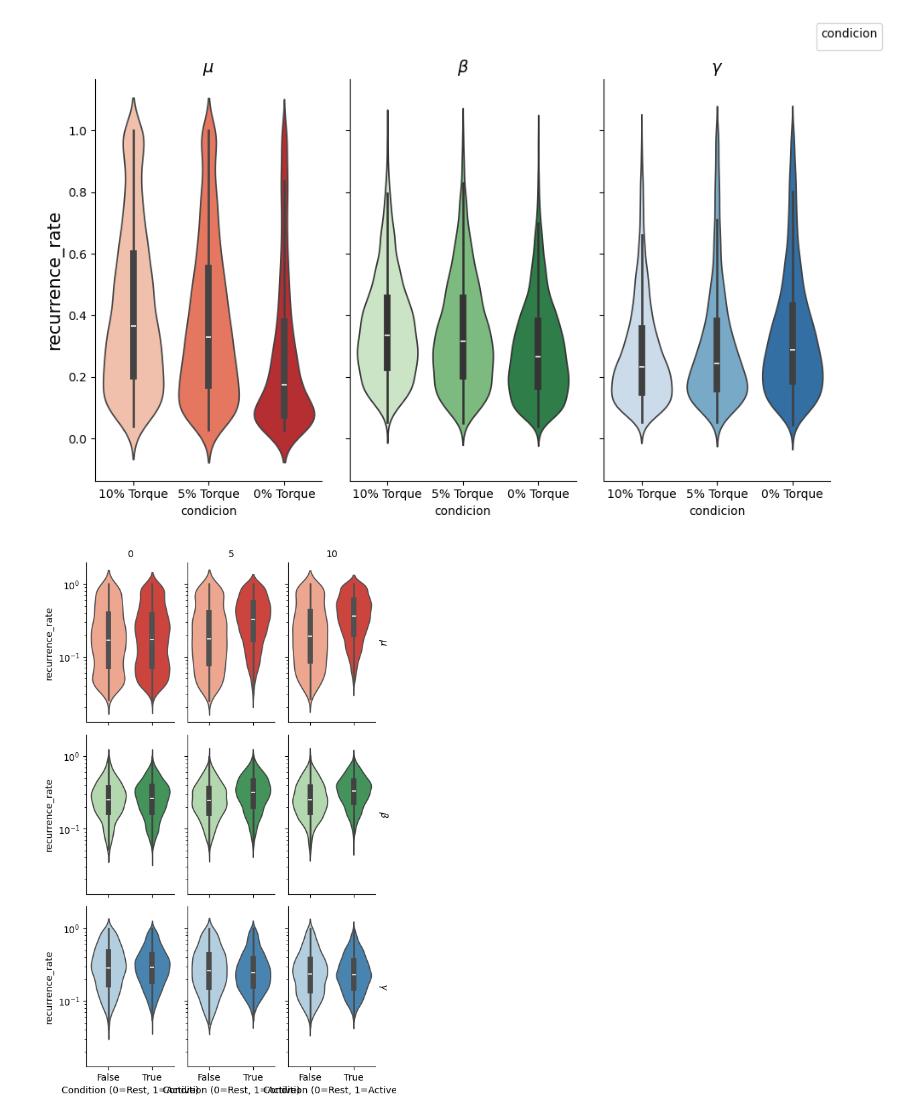
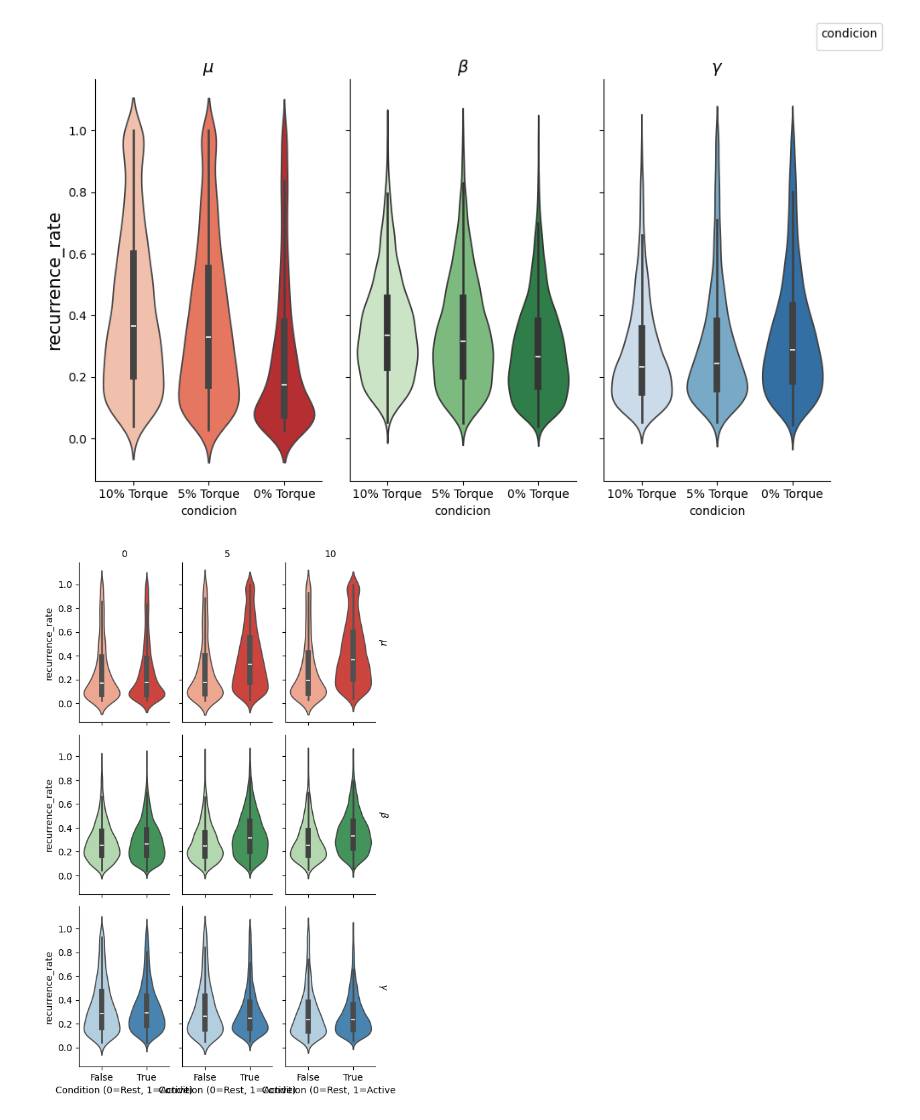
Before and after one commit to FernandoMoralesM01/EEG_RQA, a Jupyter notebook: RQA_analisis2.ipynb, the cells around one changed output. Saved outputs shown, nothing was run; the diff lists cells and outputs as text; code cells hidden in the pictures.

Commit message:
Cambios en el análisis y en la obtención d e la señal de actividad y de reposo +  imagenes

```diff
--- a/RQA_analisis2.ipynb
+++ b/RQA_analisis2.ipynb
@@ -189,35 +189,35 @@ g = sns.FacetGrid(
     height=3, aspect=0.6,
     sharey=True
 )
 
 def violin(data, color, **kwargs):
     palette = band_colors[data["band"].iloc[0]]
     sns.violinplot(
         x="Binaria",
         y=var,
         data=data,
         hue="Binaria",
         split=False,
-        log_scale=True,
+        log_scale=False,
         palette=sns.color_palette(palette, 2), # más claro/oscuro
         **kwargs
     )
 
 g.map_dataframe(violin)
 
 # títulos y ejes
 for ax in g.axes.flatten():
     ax.set_xlabel("Condition (0=Rest, 1=Active)")
     ax.set_ylabel(f"{var}")
 
 g.set_titles(row_template="$\{row_name}$", col_template="{col_name}")
 #g.add_legend(title="Condition (Binaria)")
 
 plt.subplots_adjust(top=0.9)
 #g.fig.suptitle("Recurrence Rate across bands and torque", fontsize=16, weight="bold")
 plt.show()
 # %% [output]
-[figure, old version]
+[figure, new version]
 # %%
 import matplotlib.pyplot as plt
 import seaborn as sns
```
Also changed, not shown: parts of 1 cell of this notebook, 12 other files.
